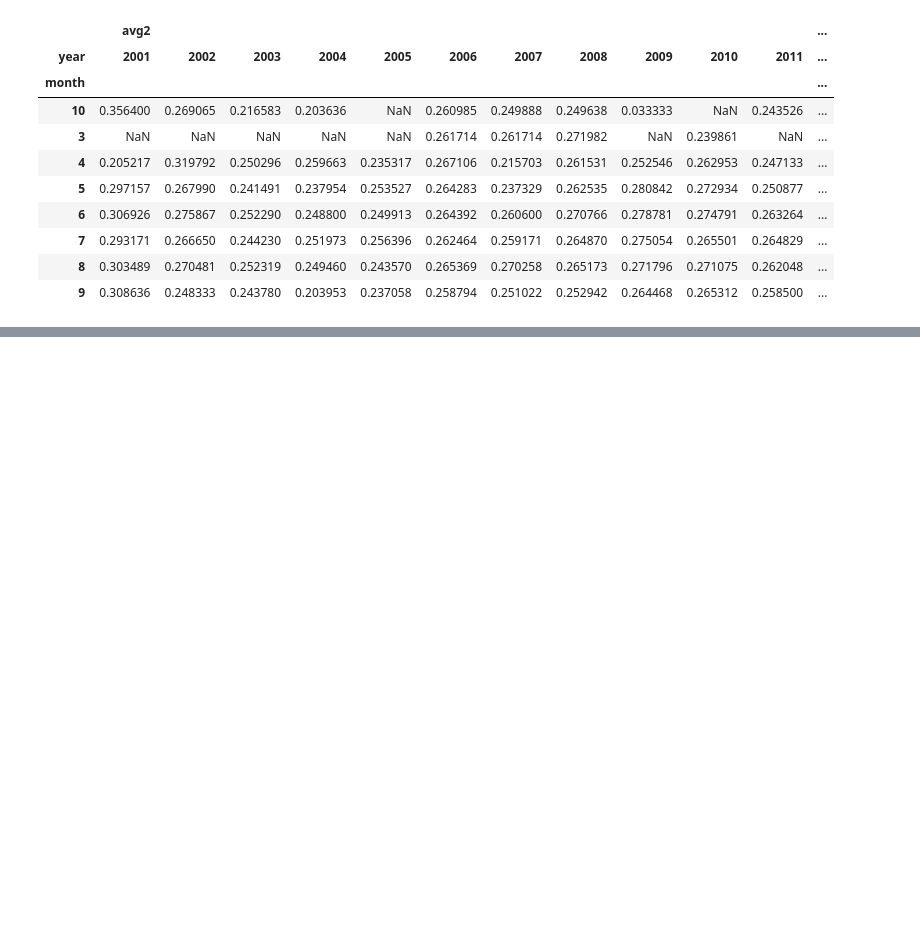
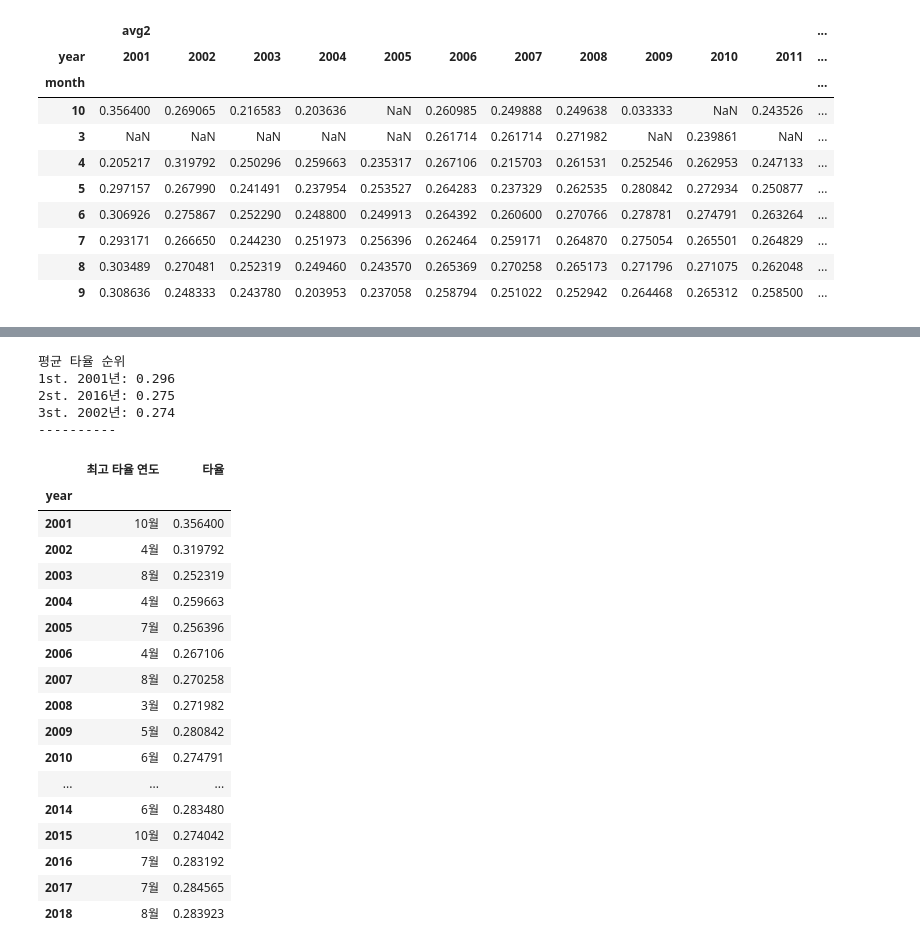
Before and after one commit to dlsdud9098/kbo_ops_predict, a Jupyter notebook: temp/day_by_day_1.ipynb, the cells around one changed output, grey strips where cells are left out. Cells and saved outputs as stored; diff of their text form; code cells hidden in the pictures; blank space fills up the shorter version.

```diff
--- a/temp/day_by_day_1.ipynb
+++ b/temp/day_by_day_1.ipynb
@@ -67,0 +116,47 @@ month_avg.pivot_table(index=['month'], columns=['year'], values=['avg2'])
+# %%
+# 연도별 평균타울 순위 매기기
+
+# 연도별 평균
+month_avg_rank_label = month_avg_pivot.mean().sort_values(ascending=False)[:3].index.get_level_values(1).to_numpy()
+month_avg_rank_value = month_avg_pivot.mean().sort_values(ascending=False)[:3].values
+
+print('평균 타율 순위')
+for idx, (label, value) in enumerate(zip(month_avg_rank_label, month_avg_rank_value)):
+    print(f'{idx+1}st. {label}년: {value:.3f}')
+
+print('----------')
+
+
+# 각 월별로 타율이 가장 높은 연도
+
+month_best_avg_year = month_avg_pivot.idxmax()
+month_best_avg_value = month_avg_pivot.max()
+
+display(pd.DataFrame({
+    '최고 타율 연도': month_best_avg_year.map(lambda x: x+'월'),
+    '타율': month_best_avg_value
+}).droplevel(0))
+# %% [output]
+평균 타율 순위
+1st. 2001년: 0.296
+2st. 2016년: 0.275
+3st. 2002년: 0.274
+----------
+|  | 최고 타율 연도 | 타율 |
+| year |  |  |
+| 2001 | 10월 | 0.356400 |
+| 2002 | 4월 | 0.319792 |
+| 2003 | 8월 | 0.252319 |
+| 2004 | 4월 | 0.259663 |
+| 2005 | 7월 | 0.256396 |
+| 2006 | 4월 | 0.267106 |
+| 2007 | 8월 | 0.270258 |
+| 2008 | 3월 | 0.271982 |
+| 2009 | 5월 | 0.280842 |
+| 2010 | 6월 | 0.274791 |
+| ... | ... | ... |
+| 2014 | 6월 | 0.283480 |
+| 2015 | 10월 | 0.274042 |
+| 2016 | 7월 | 0.283192 |
+| 2017 | 7월 | 0.284565 |
+| 2018 | 8월 | 0.283923 |
```
Also changed, not shown: parts of 4 cells of this notebook.
